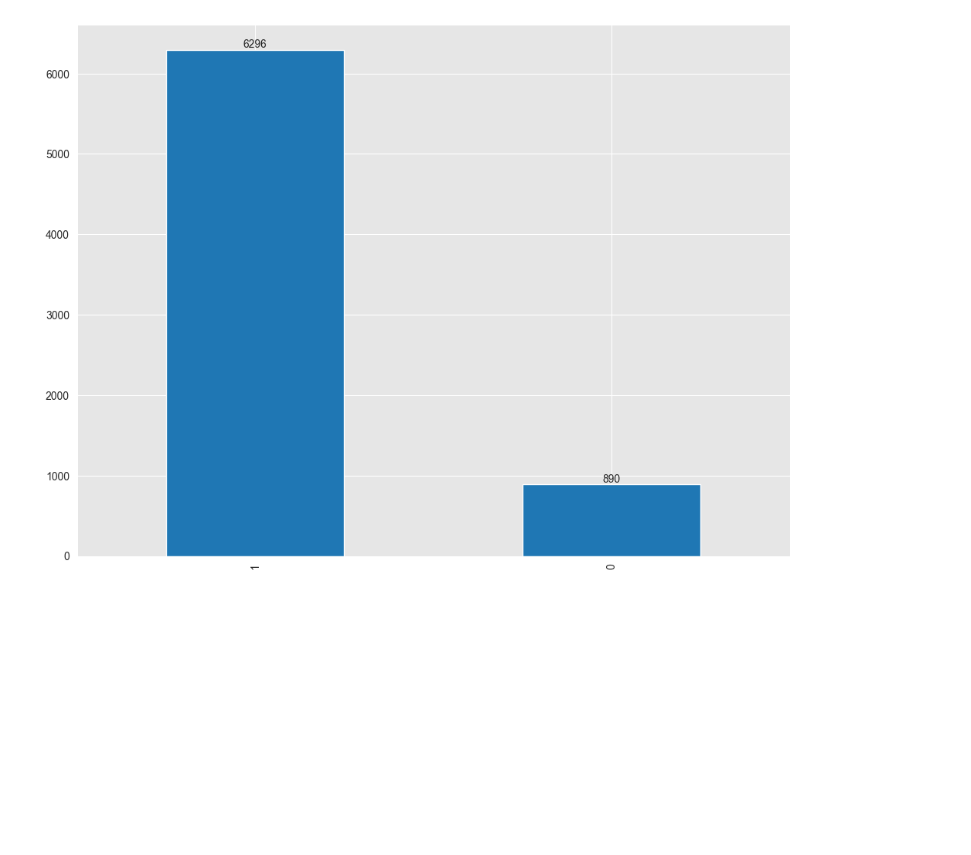
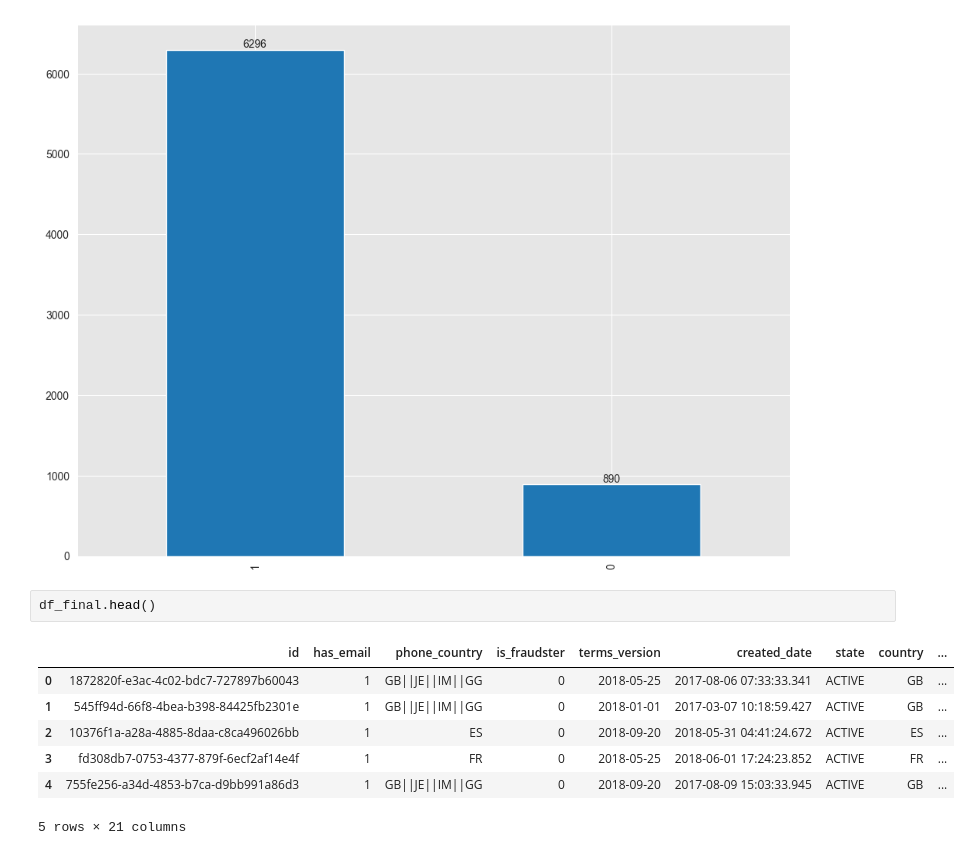
Before and after one commit to karthikvadlamani/revolut-fraudsters-detection, a Jupyter notebook: revolut_fraudsters_detection.ipynb, the cells around one changed output. Drawn from its saved outputs; the diff is of its cells as text; blank space fills up the shorter version.

```diff
--- a/revolut_fraudsters_detection.ipynb
+++ b/revolut_fraudsters_detection.ipynb
@@ -306,3 +302,13 @@ KYC: [1 0]
 int64
 [Text(0, 0, '6296'), Text(0, 0, '890')]
 [figure]
+# %%
+df_final.head()
+# %% [output]
+|  | id | has_email | phone_country | is_fraudster | terms_version | created_date | state | country | ... |
+| 0 | 1872820f-e3ac-4c02-bdc7-727897b60043 | 1 | GB||JE||IM||GG | 0 | 2018-05-25 | 2017-08-06 07:33:33.341 | ACTIVE | GB | ... |
+| 1 | 545ff94d-66f8-4bea-b398-84425fb2301e | 1 | GB||JE||IM||GG | 0 | 2018-01-01 | 2017-03-07 10:18:59.427 | ACTIVE | GB | ... |
+| 2 | 10376f1a-a28a-4885-8daa-c8ca496026bb | 1 | ES | 0 | 2018-09-20 | 2018-05-31 04:41:24.672 | ACTIVE | ES | ... |
+| 3 | fd308db7-0753-4377-879f-6ecf2af14e4f | 1 | FR | 0 | 2018-05-25 | 2018-06-01 17:24:23.852 | ACTIVE | FR | ... |
+| 4 | 755fe256-a34d-4853-b7ca-d9bb991a86d3 | 1 | GB||JE||IM||GG | 0 | 2018-09-20 | 2017-08-09 15:03:33.945 | ACTIVE | GB | ... |
+5 rows × 21 columns
```
Also changed, not shown: parts of 4 cells of this notebook.
